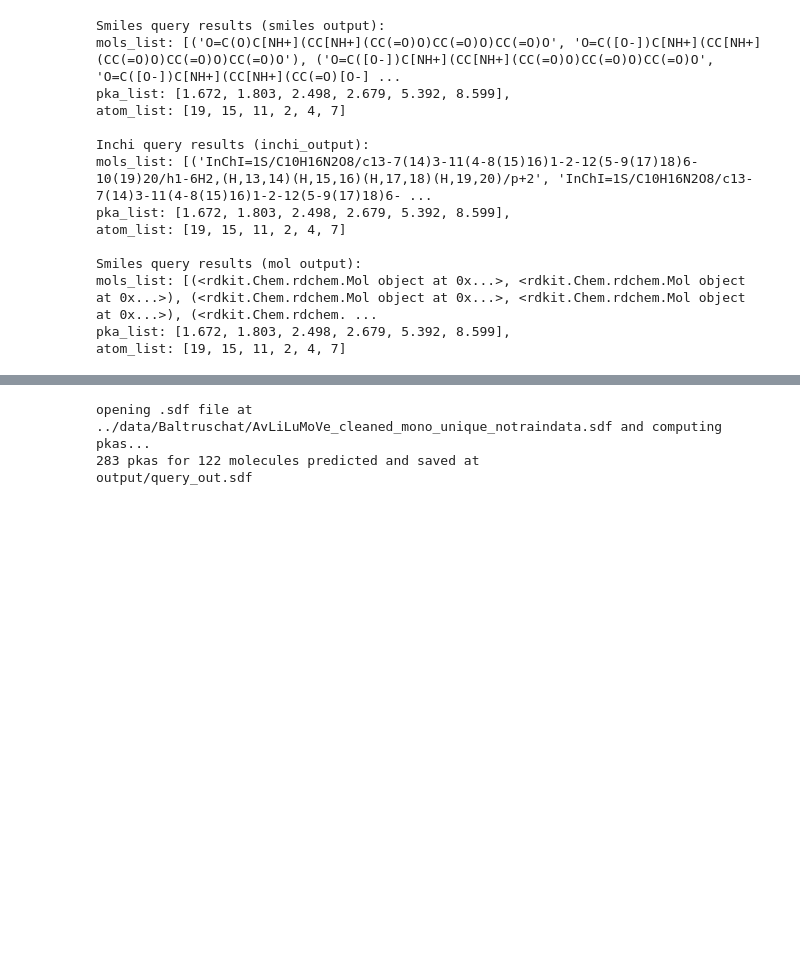
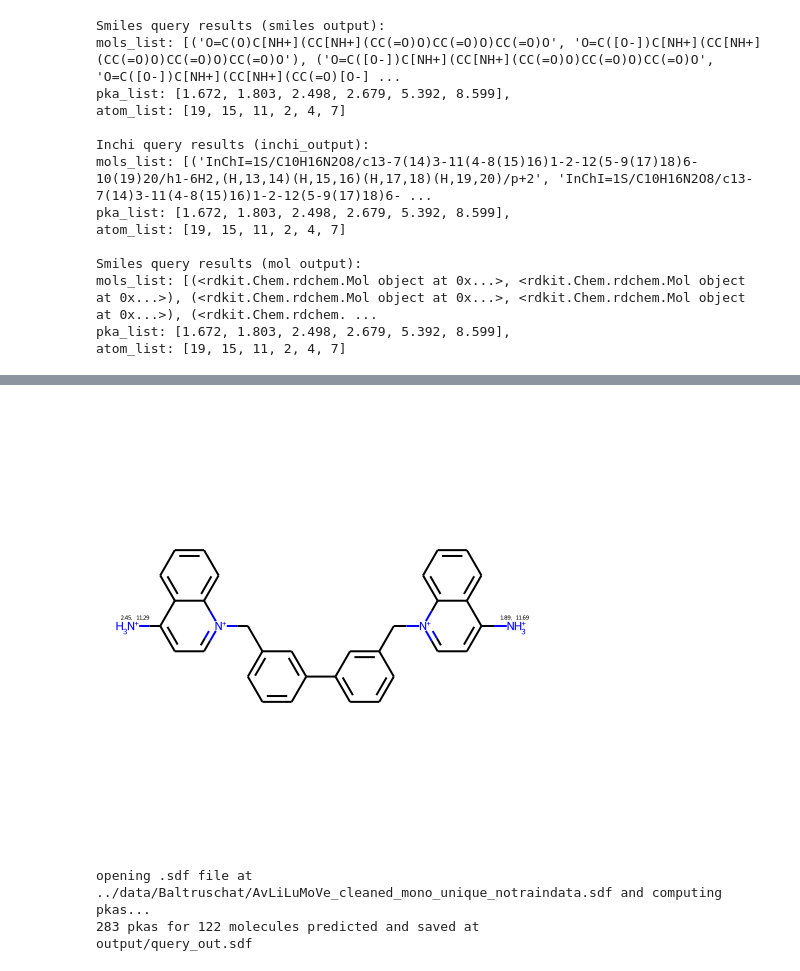
Before and after one commit to mayrf/pkasolver, a Jupyter notebook: notebooks/query_example.ipynb, the cells around one changed output, grey strips where cells are left out. Cells and saved outputs as stored; diff of their text form; code cells hidden in the pictures; blank space fills up the shorter version.

```diff
--- a/notebooks/query_example.ipynb
+++ b/notebooks/query_example.ipynb
@@ -64,3 +62,7 @@ draw_pka_map(mols, pkas, atoms)
+# %%
+draw_pka_map(res)
+# %% [output]
+[figure, added]
 # %%
 sdf_query(sdf_path, f"{output_folder}/query_out.sdf")
 # %% [output]
```
Also changed, not shown: parts of 6 cells of this notebook, 3 other files.
